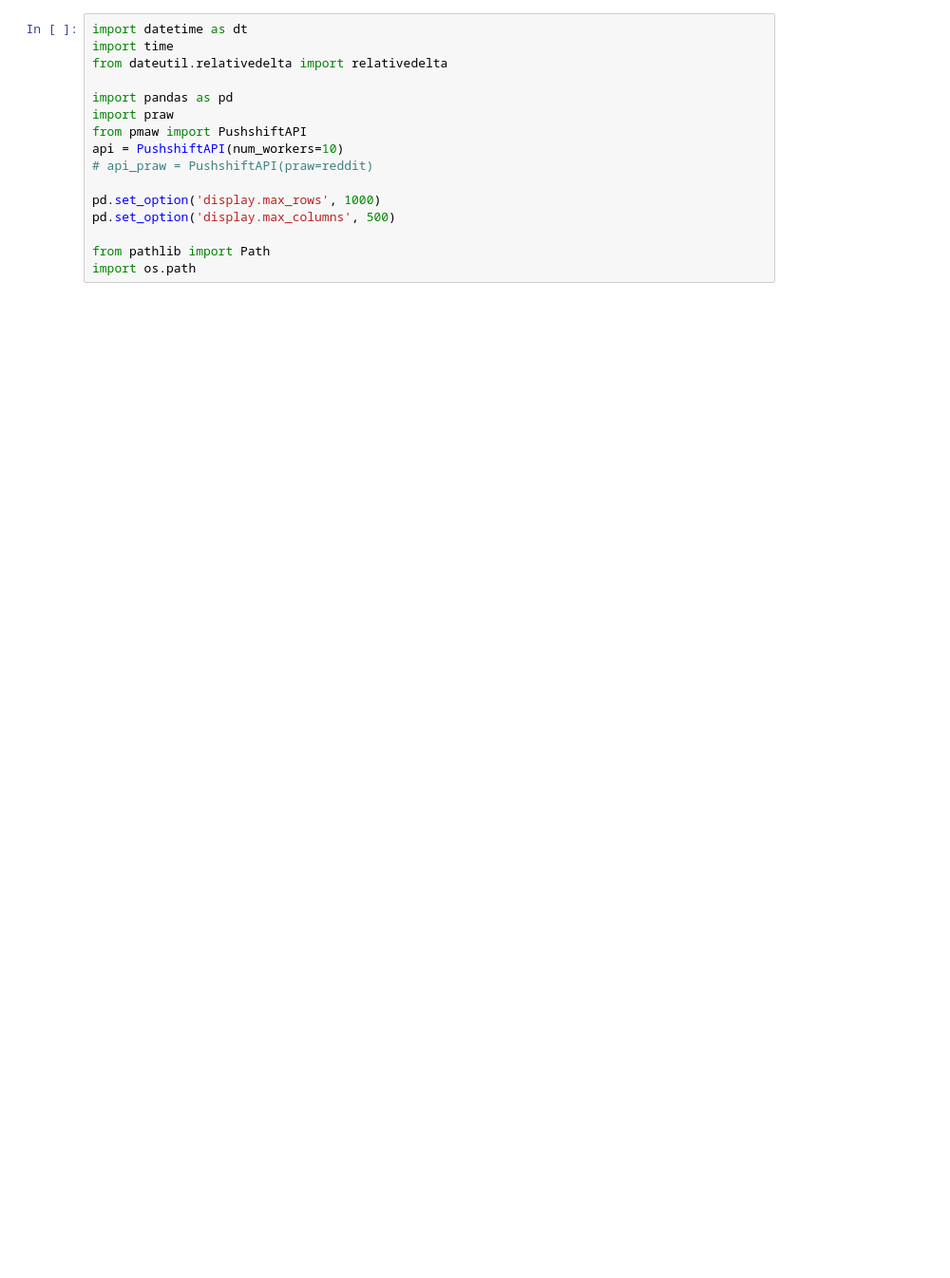
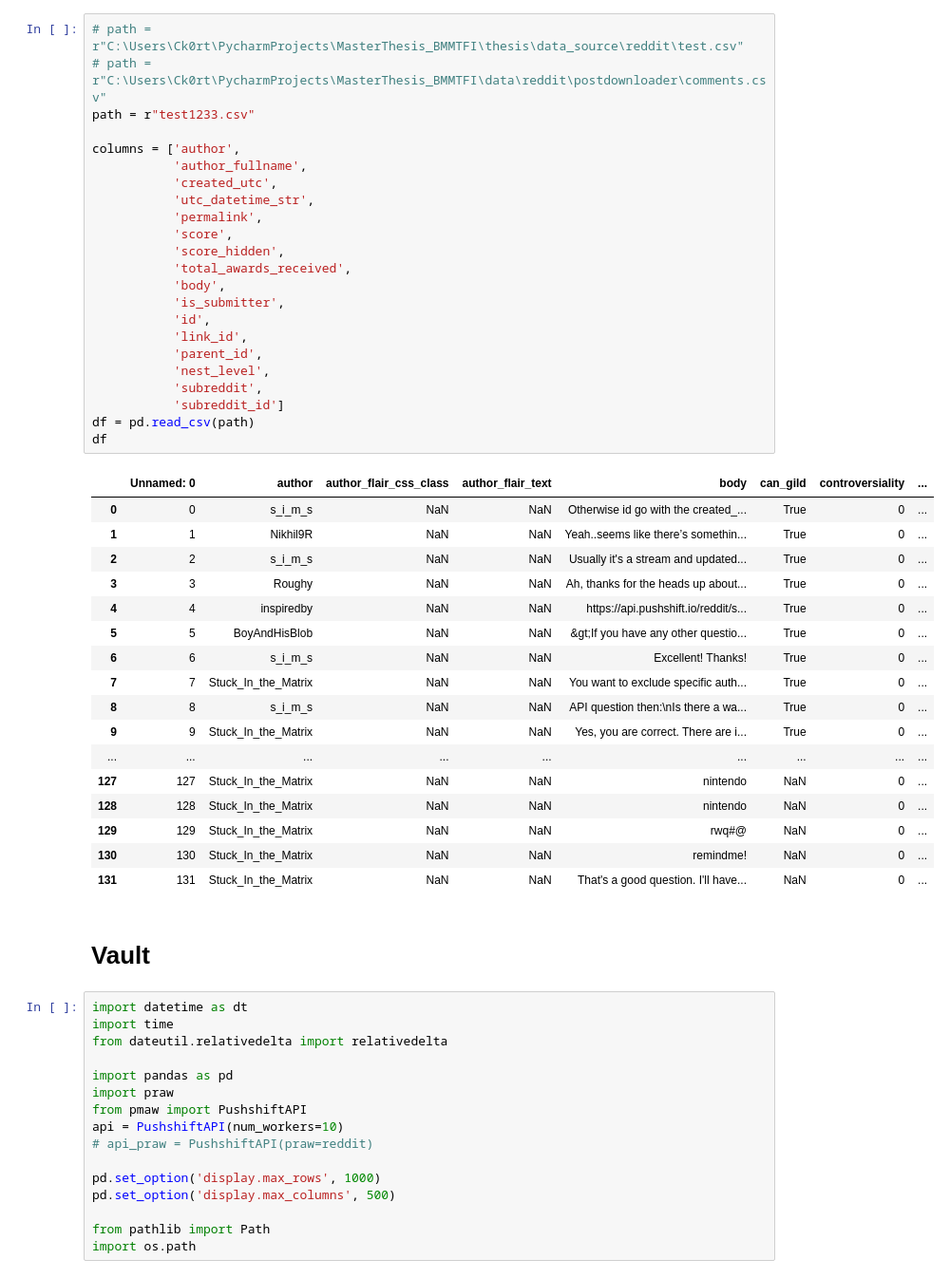
Before and after one commit to ceekoret/BMMTFI, a Jupyter notebook: thesis/data_source/reddit/Reddit comments.ipynb, the cells around one changed output. Shown at 95% size. Cells and saved outputs as stored; diff of their text form; blank space fills up the shorter version.

Commit message:
reddit comments script

```diff
--- a/thesis/data_source/reddit/Reddit comments.ipynb
+++ b/thesis/data_source/reddit/Reddit comments.ipynb
@@ -1,3 +447,46 @@
+# %%
+# path = r"C:\Users\Ck0rt\PycharmProjects\MasterThesis_BMMTFI\thesis\data_source\reddit\test.csv"
+# path = r"C:\Users\Ck0rt\PycharmProjects\MasterThesis_BMMTFI\data\reddit\postdownloader\comments.csv"
+path = r"test1233.csv"
+
+columns = ['author',
+           'author_fullname',
+           'created_utc',
+           'utc_datetime_str',
+           'permalink',
+           'score',
+           'score_hidden',
+           'total_awards_received',
+           'body',
+           'is_submitter',
+           'id',
+           'link_id',
+           'parent_id',
+           'nest_level',
+           'subreddit',
+           'subreddit_id']
+df = pd.read_csv(path)
+df
+# %% [output]
+|  | Unnamed: 0 | author | author_flair_css_class | author_flair_text | body | can_gild | controversiality | ... |
+| 0 | 0 | s_i_m_s | NaN | NaN | Otherwise id go with the created_... | True | 0 | ... |
+| 1 | 1 | Nikhil9R | NaN | NaN | Yeah..seems like there’s somethin... | True | 0 | ... |
+| 2 | 2 | s_i_m_s | NaN | NaN | Usually it's a stream and updated... | True | 0 | ... |
+| 3 | 3 | Roughy | NaN | NaN | Ah, thanks for the heads up about... | True | 0 | ... |
+| 4 | 4 | inspiredby | NaN | NaN | https://api.pushshift.io/reddit/s... | True | 0 | ... |
+| 5 | 5 | BoyAndHisBlob | NaN | NaN | &gt;If you have any other questio... | True | 0 | ... |
+| 6 | 6 | s_i_m_s | NaN | NaN | Excellent! Thanks! | True | 0 | ... |
+| 7 | 7 | Stuck_In_the_Matrix | NaN | NaN | You want to exclude specific auth... | True | 0 | ... |
+| 8 | 8 | s_i_m_s | NaN | NaN | API question then:\nIs there a wa... | True | 0 | ... |
+| 9 | 9 | Stuck_In_the_Matrix | NaN | NaN | Yes, you are correct. There are i... | True | 0 | ... |
+| ... | ... | ... | ... | ... | ... | ... | ... | ... |
+| 127 | 127 | Stuck_In_the_Matrix | NaN | NaN | nintendo | NaN | 0 | ... |
+| 128 | 128 | Stuck_In_the_Matrix | NaN | NaN | nintendo | NaN | 0 | ... |
+| 129 | 129 | Stuck_In_the_Matrix | NaN | NaN | rwq#@ | NaN | 0 | ... |
+| 130 | 130 | Stuck_In_the_Matrix | NaN | NaN | remindme! | NaN | 0 | ... |
+| 131 | 131 | Stuck_In_the_Matrix | NaN | NaN | That's a good question. I'll have... | NaN | 0 | ... |
+# %% [markdown]
+# Vault
 # %%
 import datetime as dt
 import time
```
Also changed, not shown: parts of 13 cells of this notebook, 6 other files.
